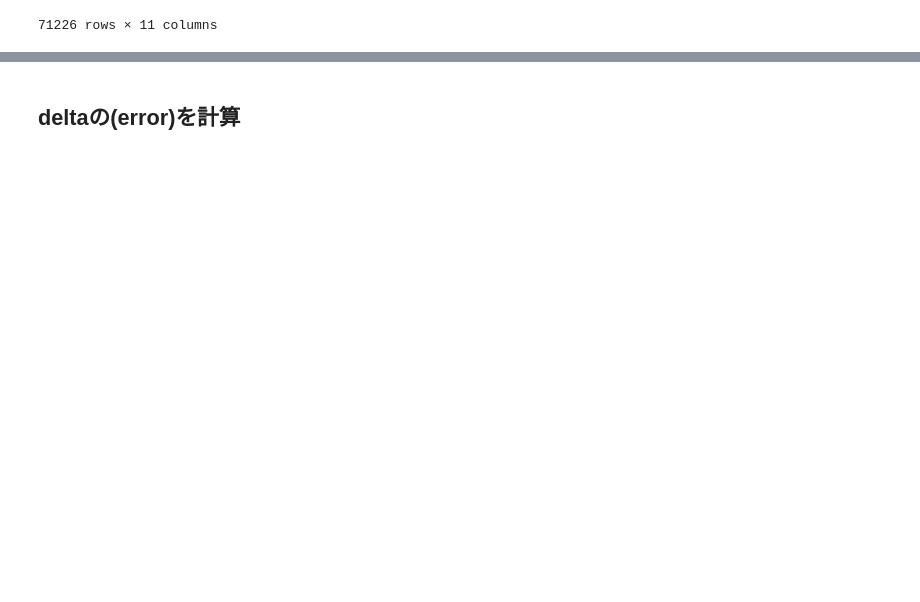
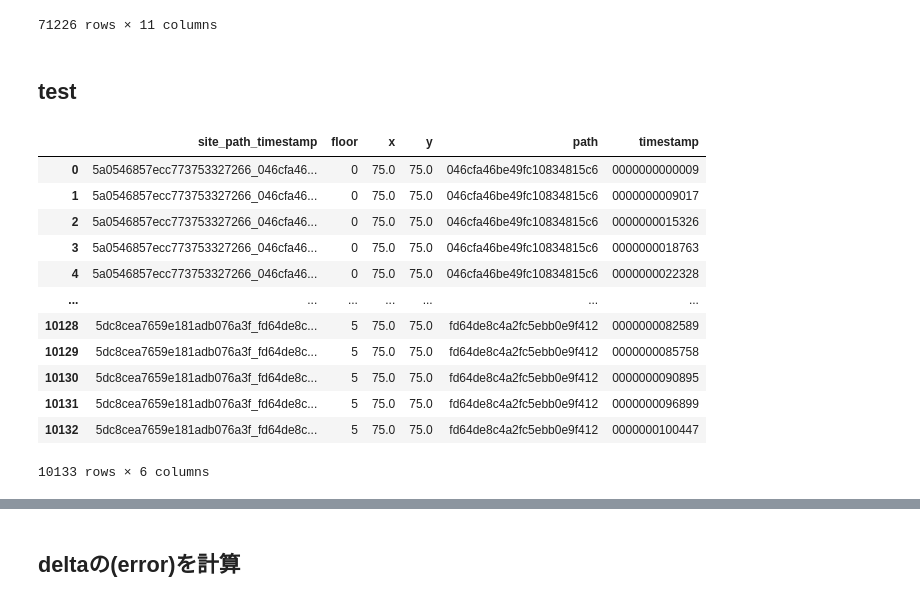
Before and after one commit to kuto5046/kaggle-indoor, a Jupyter notebook: exp/exp046/delta_magn.ipynb, the cells around one changed output, grey strips where cells are left out. Drawn from its saved outputs; the diff is of its cells as text; code cells hidden in the pictures; blank space fills up the shorter version.

```diff
--- a/exp/exp046/delta_magn.ipynb
+++ b/exp/exp046/delta_magn.ipynb
@@ -290,0 +300,23 @@ delta_df2.to_csv('delta_magn.csv', index=False)
+# %% [markdown]
+## test
+# %%
+df = pd.read_csv('../../input/indoor-location-navigation/sample_submission.csv')
+simple_accurate_99 = pd.read_csv('../../input/simple-99-accurate-floor-model/submission.csv')[['site_path_timestamp', 'floor']]
+df['floor'] = simple_accurate_99['floor']
+df['path'] = df['site_path_timestamp'].str.split('_', expand=True)[1]
+df['timestamp'] = df['site_path_timestamp'].str.split('_', expand=True)[2]
+df
+# %% [output]
+|  | site_path_timestamp | floor | x | y | path | timestamp |
+| 0 | 5a0546857ecc773753327266_046cfa46... | 0 | 75.0 | 75.0 | 046cfa46be49fc10834815c6 | 0000000000009 |
+| 1 | 5a0546857ecc773753327266_046cfa46... | 0 | 75.0 | 75.0 | 046cfa46be49fc10834815c6 | 0000000009017 |
+| 2 | 5a0546857ecc773753327266_046cfa46... | 0 | 75.0 | 75.0 | 046cfa46be49fc10834815c6 | 0000000015326 |
+| 3 | 5a0546857ecc773753327266_046cfa46... | 0 | 75.0 | 75.0 | 046cfa46be49fc10834815c6 | 0000000018763 |
+| 4 | 5a0546857ecc773753327266_046cfa46... | 0 | 75.0 | 75.0 | 046cfa46be49fc10834815c6 | 0000000022328 |
+| ... | ... | ... | ... | ... | ... | ... |
+| 10128 | 5dc8cea7659e181adb076a3f_fd64de8c... | 5 | 75.0 | 75.0 | fd64de8c4a2fc5ebb0e9f412 | 0000000082589 |
+| 10129 | 5dc8cea7659e181adb076a3f_fd64de8c... | 5 | 75.0 | 75.0 | fd64de8c4a2fc5ebb0e9f412 | 0000000085758 |
+| 10130 | 5dc8cea7659e181adb076a3f_fd64de8c... | 5 | 75.0 | 75.0 | fd64de8c4a2fc5ebb0e9f412 | 0000000090895 |
+| 10131 | 5dc8cea7659e181adb076a3f_fd64de8c... | 5 | 75.0 | 75.0 | fd64de8c4a2fc5ebb0e9f412 | 0000000096899 |
+| 10132 | 5dc8cea7659e181adb076a3f_fd64de8c... | 5 | 75.0 | 75.0 | fd64de8c4a2fc5ebb0e9f412 | 0000000100447 |
+10133 rows × 6 columns
```
Also changed, not shown: parts of 13 cells of this notebook, 5 other files.
